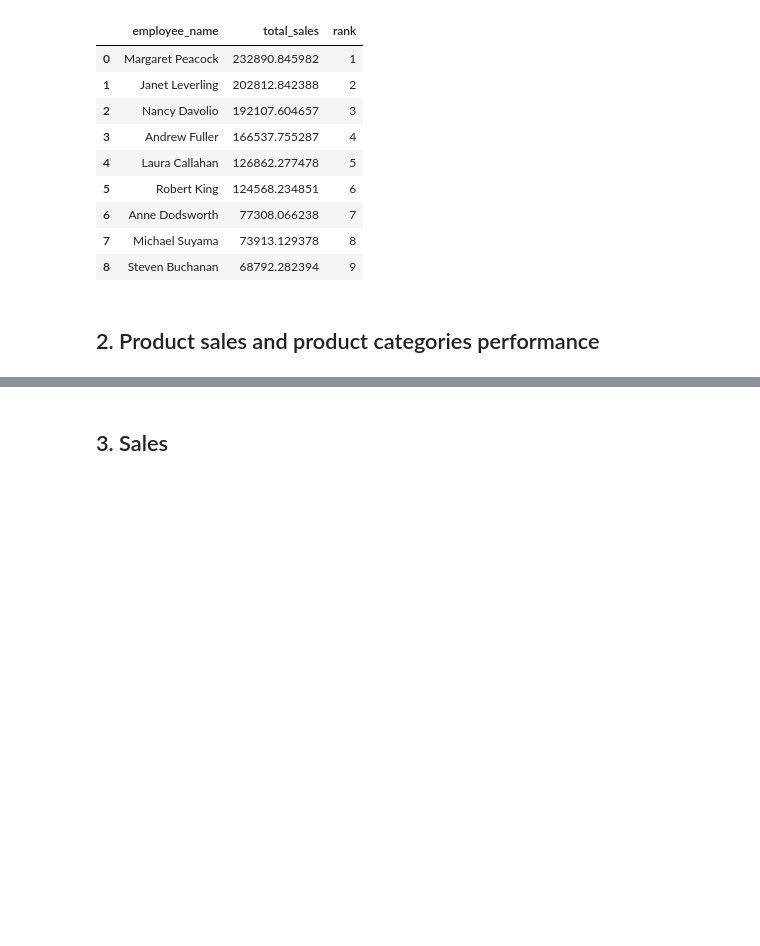
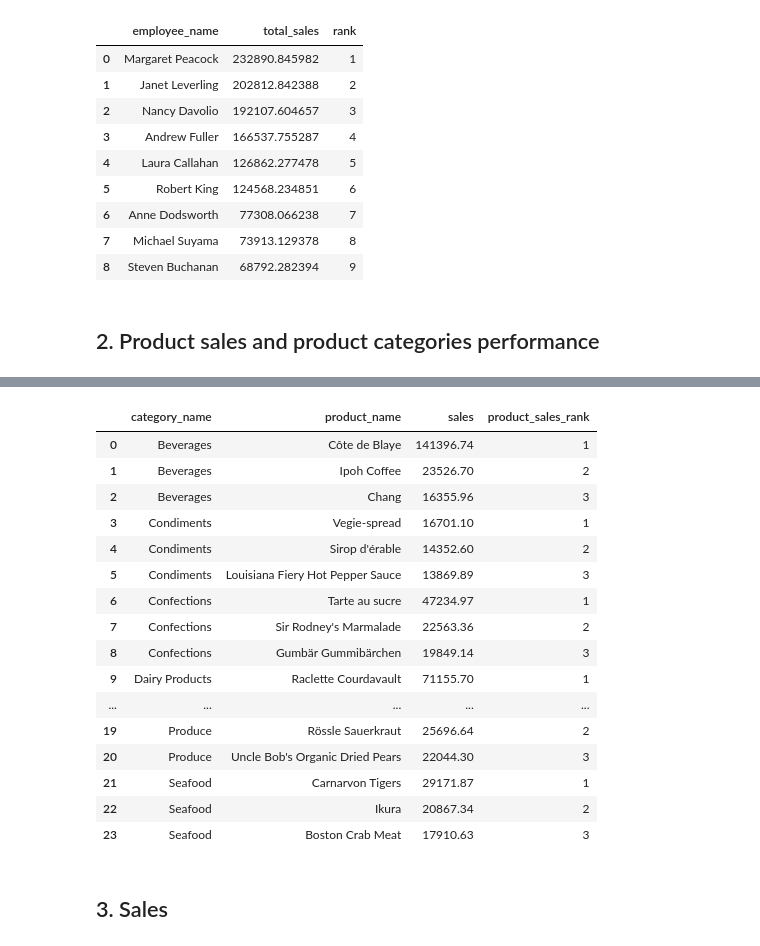
Before and after one commit to 1Elral4/Querying-Databases-with-SQL-and-Python, a Jupyter notebook: Northwind Traders sales analysis.ipynb, the cells around one changed output, grey strips where cells are left out. Cells and saved outputs as stored; diff of their text form; code cells hidden in the pictures; blank space fills up the shorter version.

```diff
--- a/Northwind Traders sales analysis.ipynb
+++ b/Northwind Traders sales analysis.ipynb
@@ -276,2 +399,69 @@ runQueryPsy(query)
+# %%
+# Top 3 seller products per category
+
+
+query = """
+
+with sales as (
+
+    select
+
+        cat.category_name,
+        p.product_name,
+        round(cast( sum((od.unit_price * od.quantity * ( 1 - od.discount))) as numeric), 2) as sales,
+        row_number() over (partition by category_name order by round(cast( sum((od.unit_price * od.quantity * ( 1 - od.discount))) as numeric), 2) desc)  as product_sales_rank
+
+
+    from orders o
+    join order_details od
+        on od.order_id = o.order_id
+    join products p
+        on p.product_id = od.product_id
+    join categories cat
+        on cat.category_id = p.category_id
+
+
+    group by 1,2
+
+)
+
+select
+
+    category_name,
+    product_name,
+    sales,
+    product_sales_rank
+
+from sales
+
+
+where product_sales_rank < 4
+
+order by 1,4
+
+
+
+
+"""
+
+runQueryPsy(query)
+# %% [output]
+|  | category_name | product_name | sales | product_sales_rank |
+| 0 | Beverages | Côte de Blaye | 141396.74 | 1 |
+| 1 | Beverages | Ipoh Coffee | 23526.70 | 2 |
+| 2 | Beverages | Chang | 16355.96 | 3 |
+| 3 | Condiments | Vegie-spread | 16701.10 | 1 |
+| 4 | Condiments | Sirop d'érable | 14352.60 | 2 |
+| 5 | Condiments | Louisiana Fiery Hot Pepper Sauce | 13869.89 | 3 |
+| 6 | Confections | Tarte au sucre | 47234.97 | 1 |
+| 7 | Confections | Sir Rodney's Marmalade | 22563.36 | 2 |
+| 8 | Confections | Gumbär Gummibärchen | 19849.14 | 3 |
+| 9 | Dairy Products | Raclette Courdavault | 71155.70 | 1 |
+| ... | ... | ... | ... | ... |
+| 19 | Produce | Rössle Sauerkraut | 25696.64 | 2 |
+| 20 | Produce | Uncle Bob's Organic Dried Pears | 22044.30 | 3 |
+| 21 | Seafood | Carnarvon Tigers | 29171.87 | 1 |
+| 22 | Seafood | Ikura | 20867.34 | 2 |
+| 23 | Seafood | Boston Crab Meat | 17910.63 | 3 |
 # %% [markdown]
 ## 3. Sales
```
Also changed, not shown: parts of 7 cells of this notebook.
